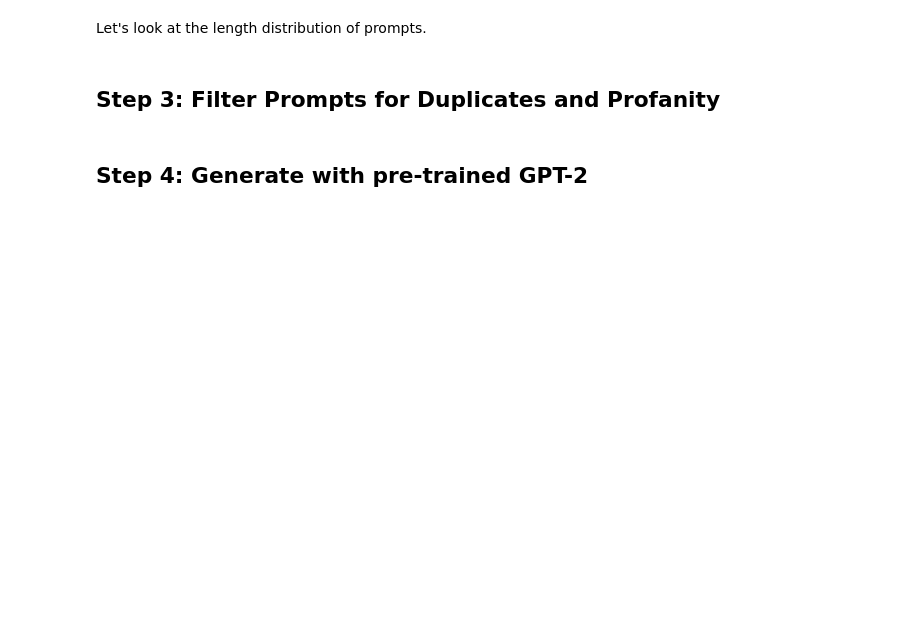
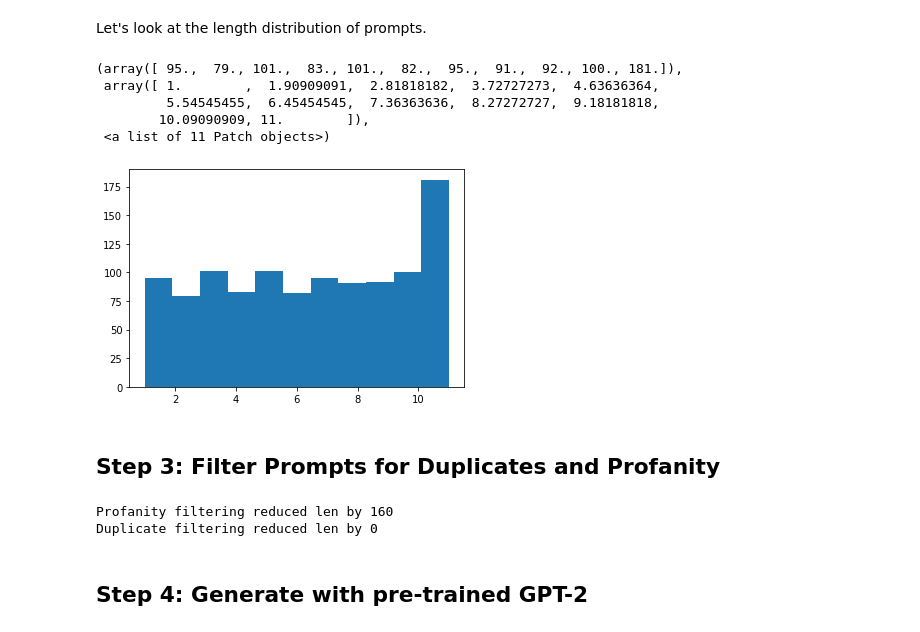
Before and after one commit to kirubarajan/roft, a Jupyter notebook: generation/gpt2_finetuning.ipynb, the cells around one changed output. Cells and saved outputs as stored; diff of their text form; code cells hidden in the pictures; blank space fills up the shorter version.

```diff
--- a/generation/gpt2_finetuning.ipynb
+++ b/generation/gpt2_finetuning.ipynb
@@ -85,11 +126,11 @@ def sample_corpus(sample_file, num_samples, max_prompt_len, percent_human, rando
   print('Warning: {0} articles were too short for prompt length'.format(str(num_shortened)))
   return prompts
 
-NUM_EXAMPLES_PER_HPARAM = 150
+GOAL_NUM_EXAMPLES_PER_HPARAM = 100
 HPARAM_VALUES = np.arange(0.000000, 1.10000000, 0.10000000).tolist()
-NUM_GENS = NUM_EXAMPLES_PER_HPARAM * len(HPARAM_VALUES)
-MAX_LEN = 10
+NUM_GENS = GOAL_NUM_EXAMPLES_PER_HPARAM * len(HPARAM_VALUES)
+MAX_LEN = 11
 PERCENT_HUMAN = 0.10
 
-# prompts_valid = sample_corpus('/content/reddit-stories-test.txt', NUM_GENS, MAX_LEN, PERCENT_HUMAN)
-prompts_test = sample_corpus('/content/reddit-stories-valid.txt', NUM_GENS, MAX_LEN, PERCENT_HUMAN)
+prompts_valid = sample_corpus('/content/reddit-stories-valid.txt', NUM_GENS, MAX_LEN, PERCENT_HUMAN)
+# prompts_test = sample_corpus('/content/reddit-stories-test.txt', NUM_GENS, MAX_LEN, PERCENT_HUMAN)
@@ -97,7 +156,14 @@ prompts_test = sample_corpus('/content/reddit-stories-valid.txt', NUM_GENS, MAX_
 Let's look at the length distribution of prompts.
 # %%
 import matplotlib.pyplot as plt
-plt.hist([len(x) for x in prompts], bins=11)
+plt.hist([len(x) for x in prompts_test], bins=11)
+# %% [output]
+(array([ 95.,  79., 101.,  83., 101.,  82.,  95.,  91.,  92., 100., 181.]),
+ array([ 1.        ,  1.90909091,  2.81818182,  3.72727273,  4.63636364,
+         5.54545455,  6.45454545,  7.36363636,  8.27272727,  9.18181818,
+        10.09090909, 11.        ]),
+ <a list of 11 Patch objects>)
+[figure, added]
 # %% [markdown]
 ## Step 3: Filter Prompts for Duplicates and Profanity
 # %%
@@ -118,13 +184,16 @@ def filter_duplicates(prompts):
       prompts.remove(prompt)
   return prompts
 
-pre_filter_len = len(prompts)
-prompts = filter_profanity(prompts)
+pre_filter_len = len(prompts_test)
+prompts = filter_profanity(prompts_test)
 print("Profanity filtering reduced len by " + str(pre_filter_len - len(prompts)))
 
 pre_filter_len = len(prompts)
 prompts = filter_duplicates(prompts)
 print("Duplicate filtering reduced len by " + str(pre_filter_len - len(prompts)))
+# %% [output]
+Profanity filtering reduced len by 160
+Duplicate filtering reduced len by 0
 # %% [markdown]
 ## Step 4: Generate with pre-trained GPT-2
 # %%
```
Also changed, not shown: parts of 9 cells of this notebook.
